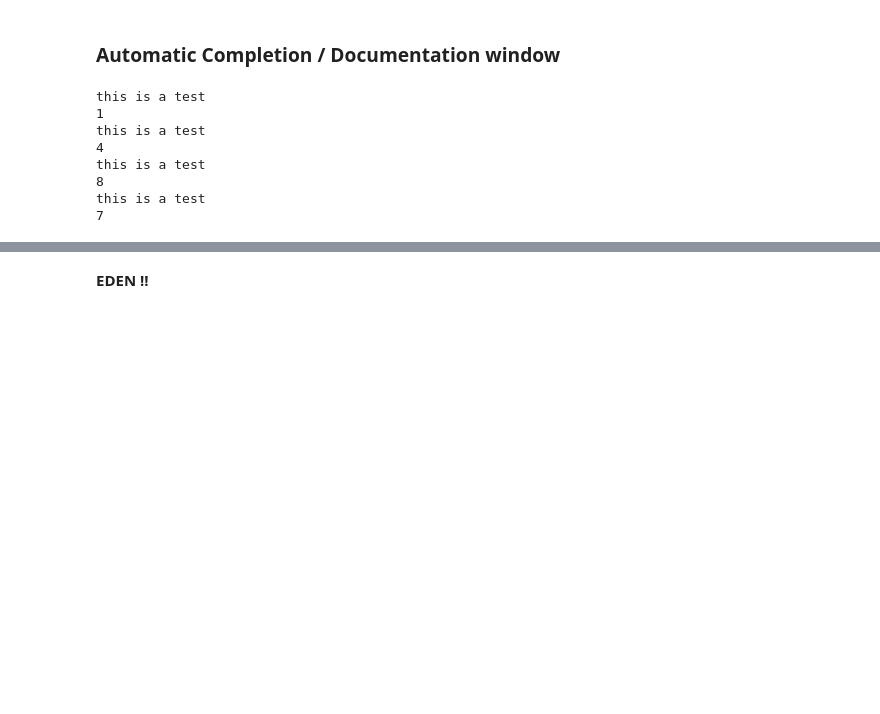
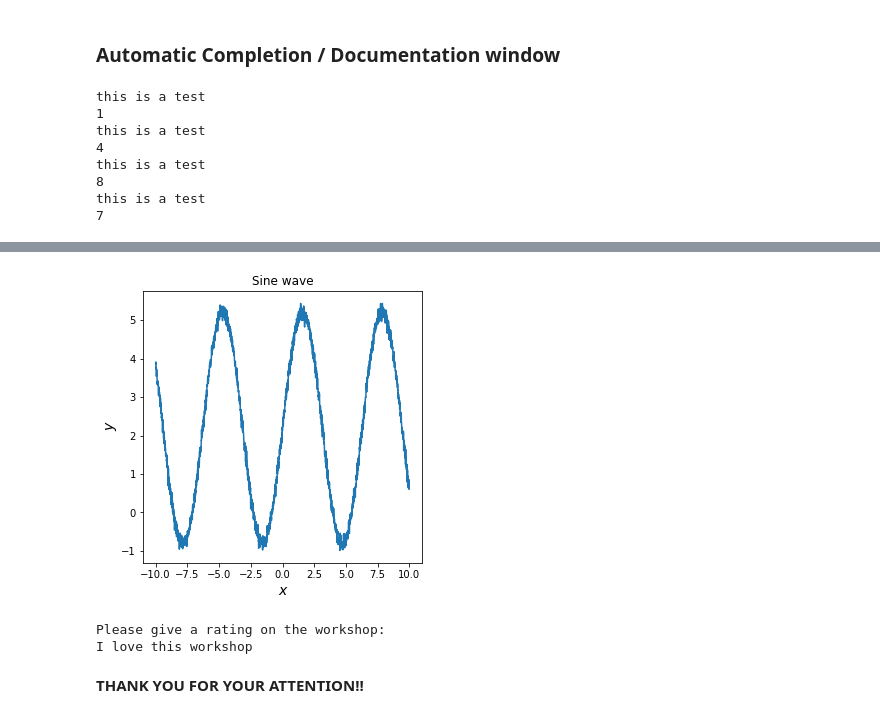
Before and after one commit to Poulinakis-Konstantinos/Google_Colab_Workshop, a Jupyter notebook: Workshop.ipynb, the cells around one changed output, grey strips where cells are left out. Saved outputs shown, nothing was run; the diff lists cells and outputs as text; code cells hidden in the pictures; blank space fills up the shorter version.

```diff
--- a/Workshop.ipynb
+++ b/Workshop.ipynb
@@ -113,5 +186,34 @@ Colaboratory shares the notion of magics from Jupyter. There are shorthand annot
+# %%
+#@title _y=asin(bx+c)_ parameters, noise level and figure size
+import matplotlib.pyplot as plt
+import numpy as np
+
+a = 3 #@param {type:"integer"}
+b = 1 #@param {type:"slider", min:0.5, max:5, step:0.1}
+c = 2.2 #@param {type: "slider", min:0, max:5, step:0.1}
+noise = 0.1 #@param {type:"slider", min:0, max:1, step:0.1}
+fig_size = 5 #@param {type:"slider", min:4, max:10, step:1}
+
+x = np.arange(-10, 10, 0.01)
+y_sin = a*np.sin(b*x) + c + noise*np.random.normal(size=x.shape)
+plt.figure(figsize=(fig_size, fig_size))
+plt.plot(x, y_sin)
+plt.xlabel('x', fontsize=14, style='italic')
+plt.ylabel('y', fontsize=14, style='italic')
+plt.title('Sine wave')
+plt.show()
+# %% [output]
+[figure, added]
+# %%
+message = "I love this workshop" #@param ["I love this workshop", "Seems interesting", "Easy stuff ", "I have been scrolling instagram for the past 10 minutes"]
+print("Please give a rating on the workshop: ")
+print(message)
+# %% [output]
+Please give a rating on the workshop:
+I love this workshop
 # %%
+#@title
 %%html
-<marquee style='width: 30%; color: blue;'><b> EDEN !!</b></marquee>
+<marquee style='width: 30%; color: red;'><b> THANK YOU FOR YOUR ATTENTION!!</b></marquee>
 # %% [output]
-EDEN !!
+THANK YOU FOR YOUR ATTENTION!!
```
Also changed, not shown: parts of 16 cells of this notebook.
